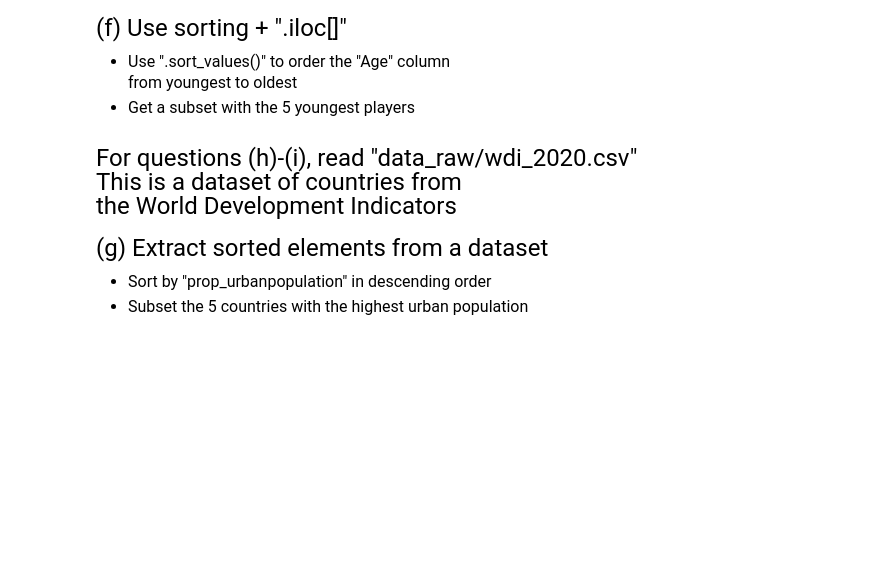
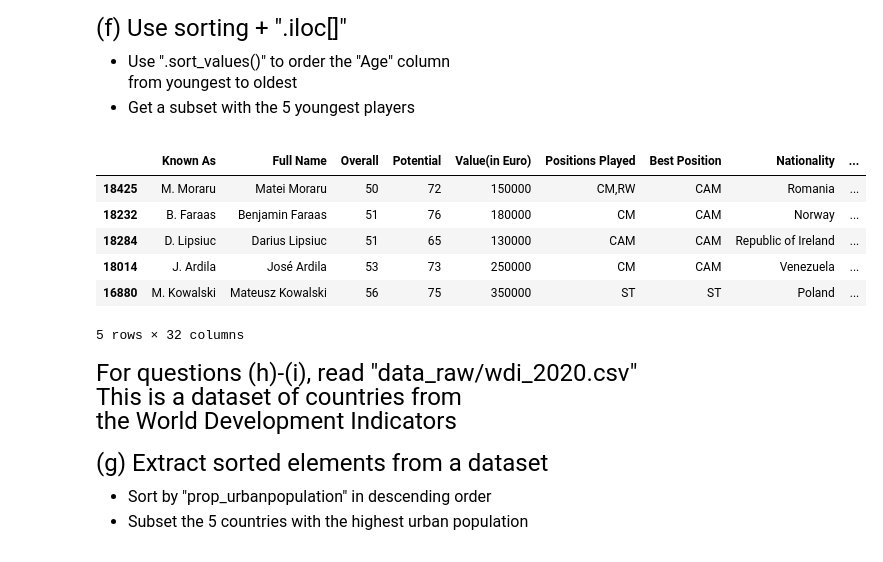
Before and after one commit to tanyajagdishemory/datasci530fall2025, a Jupyter notebook: Lecture 02/Lecture 2 - Exercises.ipynb, the cells around one changed output. Cells and saved outputs as stored; diff of their text form; code cells hidden in the pictures; blank space fills up the shorter version.

```diff
--- a/Lecture 02/Lecture 2 - Exercises.ipynb
+++ b/Lecture 02/Lecture 2 - Exercises.ipynb
@@ -132,6 +195,18 @@ from youngest to oldest
 - Get a subset with the 5 youngest players
 # %%
 # Write your own code
+
+sorted_age = soccer_dataset.sort_values("Age", ascending= True)
+
+display(sorted_age.iloc[:5, :])
+# %% [output]
+|  | Known As | Full Name | Overall | Potential | Value(in Euro) | Positions Played | Best Position | Nationality | ... |
+| 18425 | M. Moraru | Matei Moraru | 50 | 72 | 150000 | CM,RW | CAM | Romania | ... |
+| 18232 | B. Faraas | Benjamin Faraas | 51 | 76 | 180000 | CM | CAM | Norway | ... |
+| 18284 | D. Lipsiuc | Darius Lipsiuc | 51 | 65 | 130000 | CAM | CAM | Republic of Ireland | ... |
+| 18014 | J. Ardila | José Ardila | 53 | 73 | 250000 | CM | CAM | Venezuela | ... |
+| 16880 | M. Kowalski | Mateusz Kowalski | 56 | 75 | 350000 | ST | ST | Poland | ... |
+5 rows × 32 columns
 # %% [markdown]
 <font size = "5">
 For questions (h)-(i), read "data_raw/wdi_2020.csv" <br>
```
Also changed, not shown: parts of 19 cells of this notebook, 9 other files.
